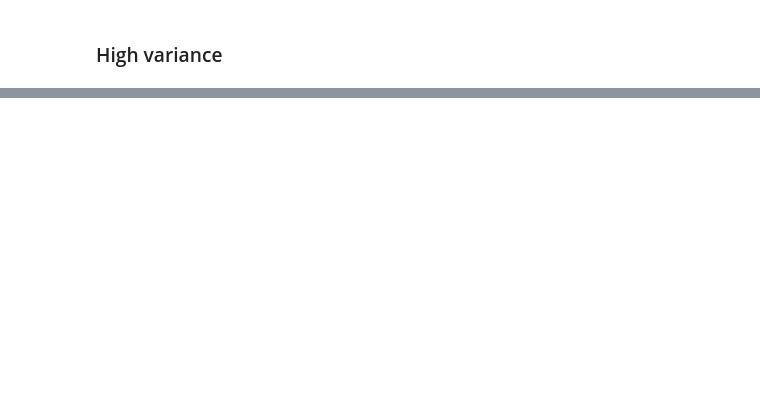
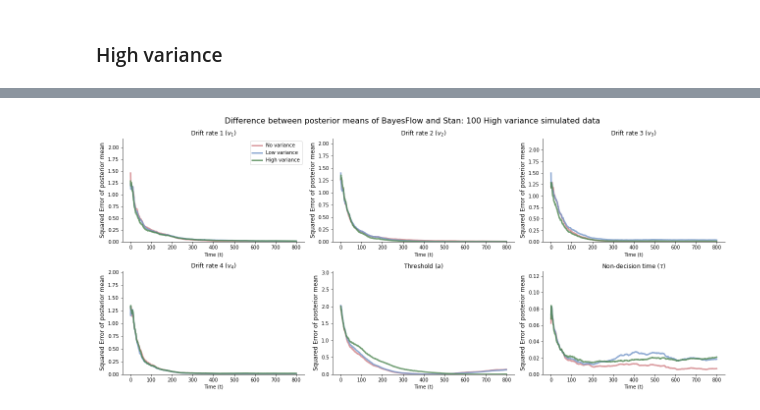
Before and after one commit to LuSchumacher/dynamic_models, a Jupyter notebook: notebooks/truly_dynamic_modeling.ipynb, the cells around one changed output, grey strips where cells are left out. Saved outputs shown, nothing was run; the diff lists cells and outputs as text; code cells hidden in the pictures; blank space fills up the shorter version.

```diff
--- a/notebooks/truly_dynamic_modeling.ipynb
+++ b/notebooks/truly_dynamic_modeling.ipynb
@@ -559,0 +650,4 @@ plot_post_sd(stan_post_samples, sim_data, 200, 2)
+# %%
+plot_post_mean_error(stan_post_samples, bf_post_no_var, bf_post_low_var, bf_post_high_var, 2)
+# %% [output]
+[figure, added]
```
Also changed, not shown: parts of 11 cells of this notebook.
